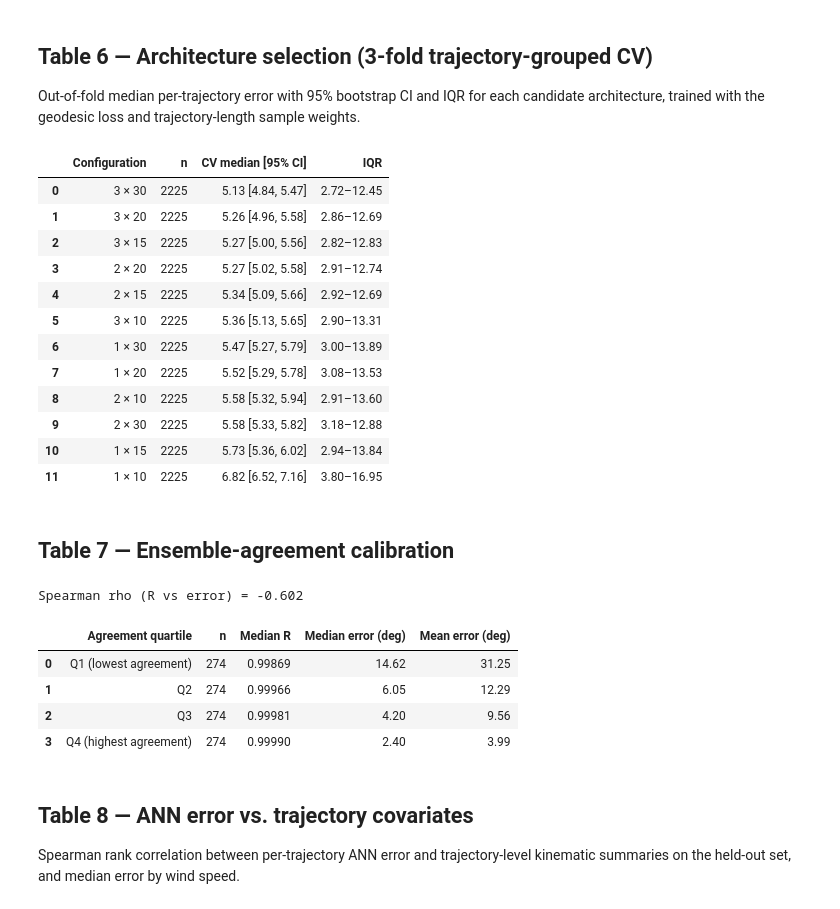
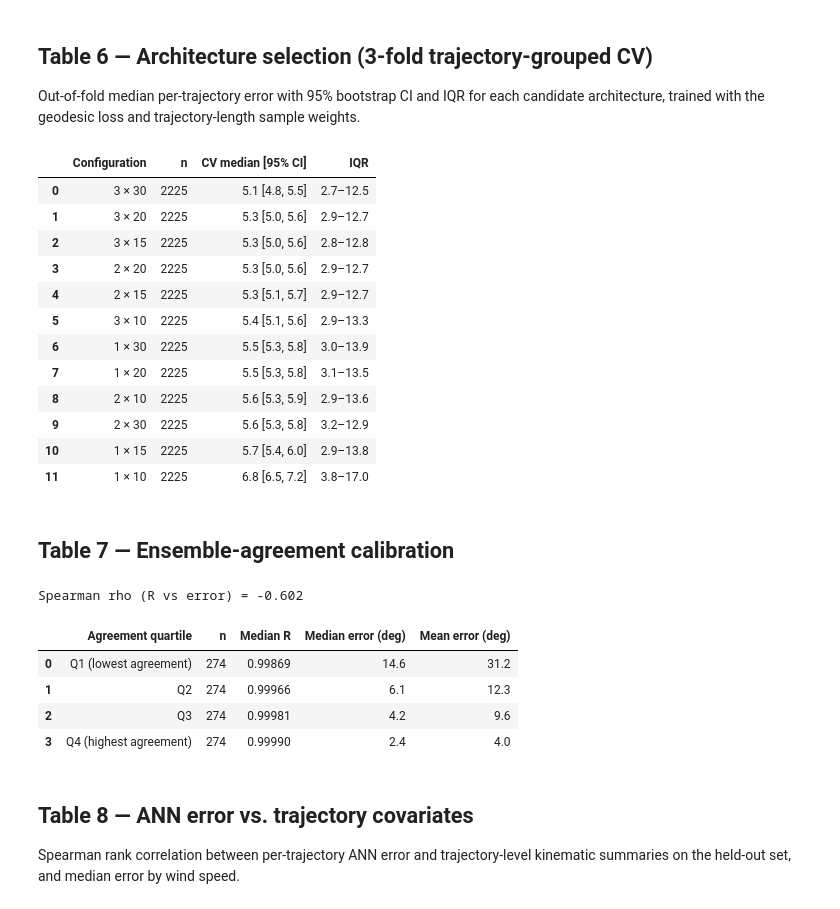
Before and after one commit to nehalsinghmangat/drosophila_body_orientation_predictor, a Jupyter notebook: notebooks/04_generate_tables.ipynb, the cells around one changed output. Cells and saved outputs as stored; diff of their text form; code cells hidden in the pictures.

```diff
--- a/notebooks/04_generate_tables.ipynb
+++ b/notebooks/04_generate_tables.ipynb
@@ -41,7 +42,17 @@ def bootstrap_ci(v, n_boot=5000, seed=0):
     lo, hi = np.percentile(med, [2.5, 97.5])
     return float(np.median(v)), float(lo), float(hi)
 
-def ci_str(m, lo, hi): return f'{m:.2f} [{lo:.2f}, {hi:.2f}]'
+def ci_str(m, lo, hi): return f'{m:.1f} [{lo:.1f}, {hi:.1f}]'
+
+FAMILY = {'linear': 'Linear OLS', 'circular': 'Circular OLS', 'mobius': 'Möbius circular regression', 'ANN': 'ANN'}
+INPUT_LABEL = {'thrust': 'thrust', 'air': 'air velocity', 'ground': 'ground velocity'}
+
+def inputs_label(key):
+    """'circular: thrust+air' -> 'thrust + air velocity'; the ANN's inputs are air and ground velocity"""
+    if key == 'ANN': return 'air velocity + ground velocity'
+    return ' + '.join(INPUT_LABEL[q] for q in key.split(': ')[1].split('+'))
+
+def model_label(key): return 'ANN' if key == 'ANN' else f"{FAMILY[key.split(':')[0]]} ({inputs_label(key)})"
 
 def esc(s): return str(s).replace('_', r'\_').replace('%', r'\%').replace('&', r'\&')
 
@@ -244,9 +253,9 @@ lowo = pd.read_csv(OUT + 'leave_one_wind_out_results.csv')
 # best linear and best circular OLS by pooled error, chosen as in 03_ann_vs_linear_models.ipynb
 best_ols = {kind: base.loc[base.loc[base['model'].str.startswith(kind + ':'), 'overall'].idxmin(), 'model'].split(': ')[1]
             for kind in ('linear', 'circular')}
-BASELINES = [(f'Linear ({best_ols["linear"]})', tuple(best_ols['linear'].split('+')), 'linear'),
-             (f'Circular ({best_ols["circular"]})', tuple(best_ols['circular'].split('+')), 'circular'),
-             ('Möbius (air)', ('air',), 'mobius')]
+BASELINES = [('Linear OLS', tuple(best_ols['linear'].split('+')), 'linear'),
+             ('Circular OLS', tuple(best_ols['circular'].split('+')), 'circular'),
+             ('Möbius', ('air',), 'mobius')]
 print('baselines:', [label for label, _, _ in BASELINES])
 rows = []
 for ws in sorted(data['windspeed'].unique()):
@@ -259,9 +268,10 @@ for ws in sorted(data['windspeed'].unique()):
         a = lowo[(np.isclose(lowo['held_out_windspeed'], ws)) & (lowo['regime'] == reg)].iloc[0]
         rows.append({'Held-out wind speed (m/s)': ws, 'Regime': reg.capitalize(), 'n (ANN)': int(a['n_trajectories']),
                      'ANN [95% CI]': ci_str(a['median'], a['ci95_lo'], a['ci95_hi']),
-                     **{label: f'{res[label][reg]:.2f}' for label, _, _ in BASELINES}})
+                     **{label: f'{res[label][reg]:.1f}' for label, _, _ in BASELINES}})
 table4 = pd.DataFrame(rows)
 save(table4, 'table4_leave_one_wind_out',
-     'Leave-one-wind-speed-out median per-trajectory angular error (deg). The ANN and the three baselines are trained on two wind speeds and tested on the held-out third.',
+     'Leave-one-wind-speed-out median per-trajectory angular error (deg). The ANN and the three baselines are trained on two wind speeds and tested on the held-out third. '
+     f"Baseline inputs: linear OLS, {inputs_label('linear: ' + best_ols['linear'])}; circular OLS, {inputs_label('circular: ' + best_ols['circular'])}; M\\\"obius circular regression, air velocity.",
      'lowo', align='lllrrrr')
 # %% [output]
@@ -308,31 +318,31 @@ Out-of-fold median per-trajectory error with 95% bootstrap CI and IQR for each c
 # %%
 def cv_rows(df, label_fn):
     return [{'Configuration': label_fn(r), 'n': int(r['n_trajectories']),
              'CV median [95% CI]': ci_str(r['cv_median_error'], r['cv_ci95_lo'], r['cv_ci95_hi']),
-             'IQR': f"{r['cv_q25']:.2f}–{r['cv_q75']:.2f}"} for _, r in df.iterrows()]
+             'IQR': f"{r['cv_q25']:.1f}–{r['cv_q75']:.1f}"} for _, r in df.iterrows()]
 
 arch = lambda r: f"{int(r['layers'])} × {int(r['neurons'])}"
 if os.path.exists(OUT + 'architecture_cv_results.csv'):
     table6 = pd.DataFrame(cv_rows(pd.read_csv(OUT + 'architecture_cv_results.csv'), arch))
     save(table6, 'table6_architecture_selection',
          'Grouped cross-validation results used to select the ANN architecture (geodesic loss, trajectory-length sample weights).',
          'selection', align='lrrr')
 else:
     print('Skipping Table 6: architecture_cv_results.csv not found (run 02_training_and_testing_the_ann.ipynb with RETRAIN = True).')
 # %% [output]
 |  | Configuration | n | CV median [95% CI] | IQR |
-| 0 | 3 × 30 | 2225 | 5.13 [4.84, 5.47] | 2.72–12.45 |
-| 1 | 3 × 20 | 2225 | 5.26 [4.96, 5.58] | 2.86–12.69 |
-| 2 | 3 × 15 | 2225 | 5.27 [5.00, 5.56] | 2.82–12.83 |
-| 3 | 2 × 20 | 2225 | 5.27 [5.02, 5.58] | 2.91–12.74 |
-| 4 | 2 × 15 | 2225 | 5.34 [5.09, 5.66] | 2.92–12.69 |
-| 5 | 3 × 10 | 2225 | 5.36 [5.13, 5.65] | 2.90–13.31 |
-| 6 | 1 × 30 | 2225 | 5.47 [5.27, 5.79] | 3.00–13.89 |
-| 7 | 1 × 20 | 2225 | 5.52 [5.29, 5.78] | 3.08–13.53 |
-| 8 | 2 × 10 | 2225 | 5.58 [5.32, 5.94] | 2.91–13.60 |
-| 9 | 2 × 30 | 2225 | 5.58 [5.33, 5.82] | 3.18–12.88 |
-| 10 | 1 × 15 | 2225 | 5.73 [5.36, 6.02] | 2.94–13.84 |
-| 11 | 1 × 10 | 2225 | 6.82 [6.52, 7.16] | 3.80–16.95 |
+| 0 | 3 × 30 | 2225 | 5.1 [4.8, 5.5] | 2.7–12.5 |
+| 1 | 3 × 20 | 2225 | 5.3 [5.0, 5.6] | 2.9–12.7 |
+| 2 | 3 × 15 | 2225 | 5.3 [5.0, 5.6] | 2.8–12.8 |
+| 3 | 2 × 20 | 2225 | 5.3 [5.0, 5.6] | 2.9–12.7 |
+| 4 | 2 × 15 | 2225 | 5.3 [5.1, 5.7] | 2.9–12.7 |
+| 5 | 3 × 10 | 2225 | 5.4 [5.1, 5.6] | 2.9–13.3 |
+| 6 | 1 × 30 | 2225 | 5.5 [5.3, 5.8] | 3.0–13.9 |
+| 7 | 1 × 20 | 2225 | 5.5 [5.3, 5.8] | 3.1–13.5 |
+| 8 | 2 × 10 | 2225 | 5.6 [5.3, 5.9] | 2.9–13.6 |
+| 9 | 2 × 30 | 2225 | 5.6 [5.3, 5.8] | 3.2–12.9 |
+| 10 | 1 × 15 | 2225 | 5.7 [5.4, 6.0] | 2.9–13.8 |
+| 11 | 1 × 10 | 2225 | 6.8 [6.5, 7.2] | 3.8–17.0 |
 # %% [markdown]
 ## Table 7 — Ensemble-agreement calibration
 # %%
@@ -343,7 +353,7 @@ table7 = ens.groupby('quartile', observed=True).agg(n=('err', 'size'), median_R=
 rho = spearmanr(ens['R'], ens['err']).statistic
 table7.columns = ['Agreement quartile', 'n', 'Median R', 'Median error (deg)', 'Mean error (deg)']
 table7['Median R'] = table7['Median R'].map('{:.5f}'.format)
-for c in ['Median error (deg)', 'Mean error (deg)']: table7[c] = table7[c].map('{:.2f}'.format)
+for c in ['Median error (deg)', 'Mean error (deg)']: table7[c] = table7[c].map('{:.1f}'.format)
 print(f'Spearman rho (R vs error) = {rho:.3f}')
 save(table7, 'table7_ensemble_calibration',
      f'Per-trajectory error by quartile of five-model ensemble mean resultant length $R$ (Spearman $\\rho={rho:.2f}$).',
@@ -351,10 +361,10 @@ save(table7, 'table7_ensemble_calibration',
 # %% [output]
 Spearman rho (R vs error) = -0.602
 |  | Agreement quartile | n | Median R | Median error (deg) | Mean error (deg) |
-| 0 | Q1 (lowest agreement) | 274 | 0.99869 | 14.62 | 31.25 |
-| 1 | Q2 | 274 | 0.99966 | 6.05 | 12.29 |
-| 2 | Q3 | 274 | 0.99981 | 4.20 | 9.56 |
-| 3 | Q4 (highest agreement) | 274 | 0.99990 | 2.40 | 3.99 |
+| 0 | Q1 (lowest agreement) | 274 | 0.99869 | 14.6 | 31.2 |
+| 1 | Q2 | 274 | 0.99966 | 6.1 | 12.3 |
+| 2 | Q3 | 274 | 0.99981 | 4.2 | 9.6 |
+| 3 | Q4 (highest agreement) | 274 | 0.99990 | 2.4 | 4.0 |
 # %% [markdown]
 ## Table 8 — ANN error vs. trajectory covariates
 
```
Also changed, not shown: parts of 7 cells of this notebook, 17 other files.
